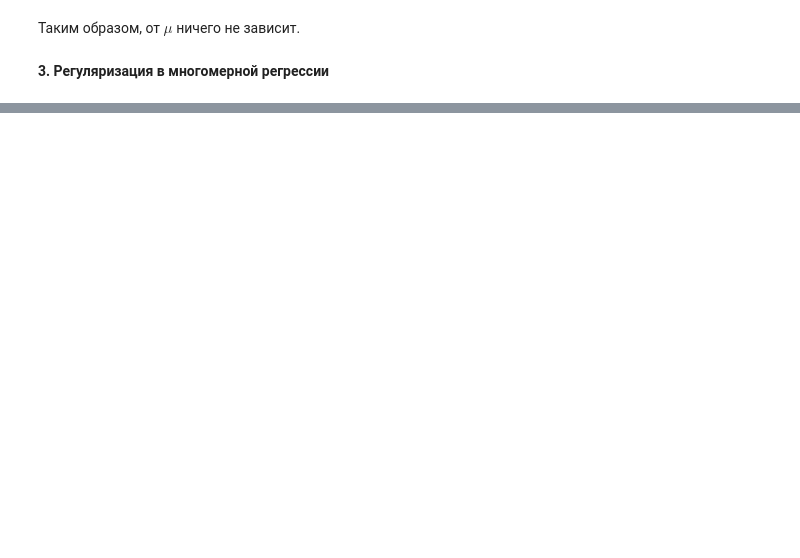
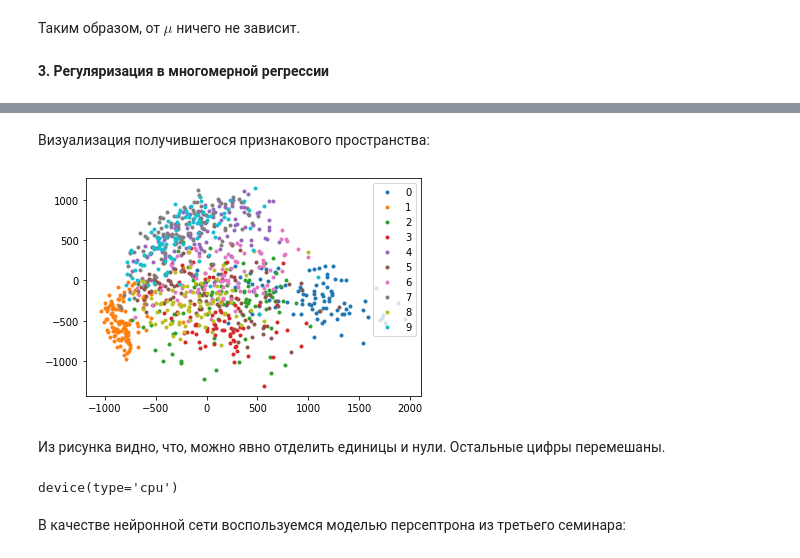
Before and after one commit to vederko-p/ml-first-steps, a Jupyter notebook: seminars/sem 6. Многомерная линейная регрессия. Метод главных компонент/sem6.ipynb, the cells around one changed output, grey strips where cells are left out. Cells and saved outputs as stored; diff of their text form; code cells hidden in the pictures; blank space fills up the shorter version.

```diff
--- a/seminars/sem 6. Многомерная линейная регрессия. Метод главных компонент/sem6.ipynb
+++ b/seminars/sem 6. Многомерная линейная регрессия. Метод главных компонент/sem6.ipynb
@@ -271,0 +418,8 @@ plt.show()
+# %%
+MNIST_train = datasets.MNIST('./mnist', train=True, download=True)
+X_train = MNIST_train.data.view([-1, 784]).cpu().numpy()
+Y_train = MNIST_train.targets.cpu().numpy()
+
+MNIST_test = datasets.MNIST('./mnist', train=False, download=True)
+X_test = MNIST_test.data.view([-1, 784]).cpu().numpy()
+Y_test = MNIST_test.targets.cpu().numpy()
@@ -271,0 +442,24 @@ plt.show()
+# %%
+pca = PCA(2)  # Сингулярное разложение и выбор двух главных компонент
+X_train_low = pca.fit_transform(X_train)
+X_test_low = pca.fit_transform(X_test)
+# %% [markdown]
+Визуализация получившегося признакового пространства:
+# %%
+for k in np.unique(Y_train):
+    idx = np.where(Y_train[:1000] == k)[0]
+    plt.plot(X_train_low[idx, 0], X_train_low[idx, 1], '.', label=str(k))
+
+plt.legend(loc='best')
+plt.show()
+# %% [output]
+[figure, added]
+# %% [markdown]
+Из рисунка видно, что, можно явно отделить единицы и нули. Остальные цифры перемешаны.
+# %%
+device = torch.device('cuda' if torch.cuda.is_available() else 'cpu')
+device
+# %% [output]
+device(type='cpu')
+# %% [markdown]
+В качестве нейронной сети воспользуемся моделью персептрона из третьего семинара:
```
Also changed, not shown: parts of 46 cells of this notebook.
